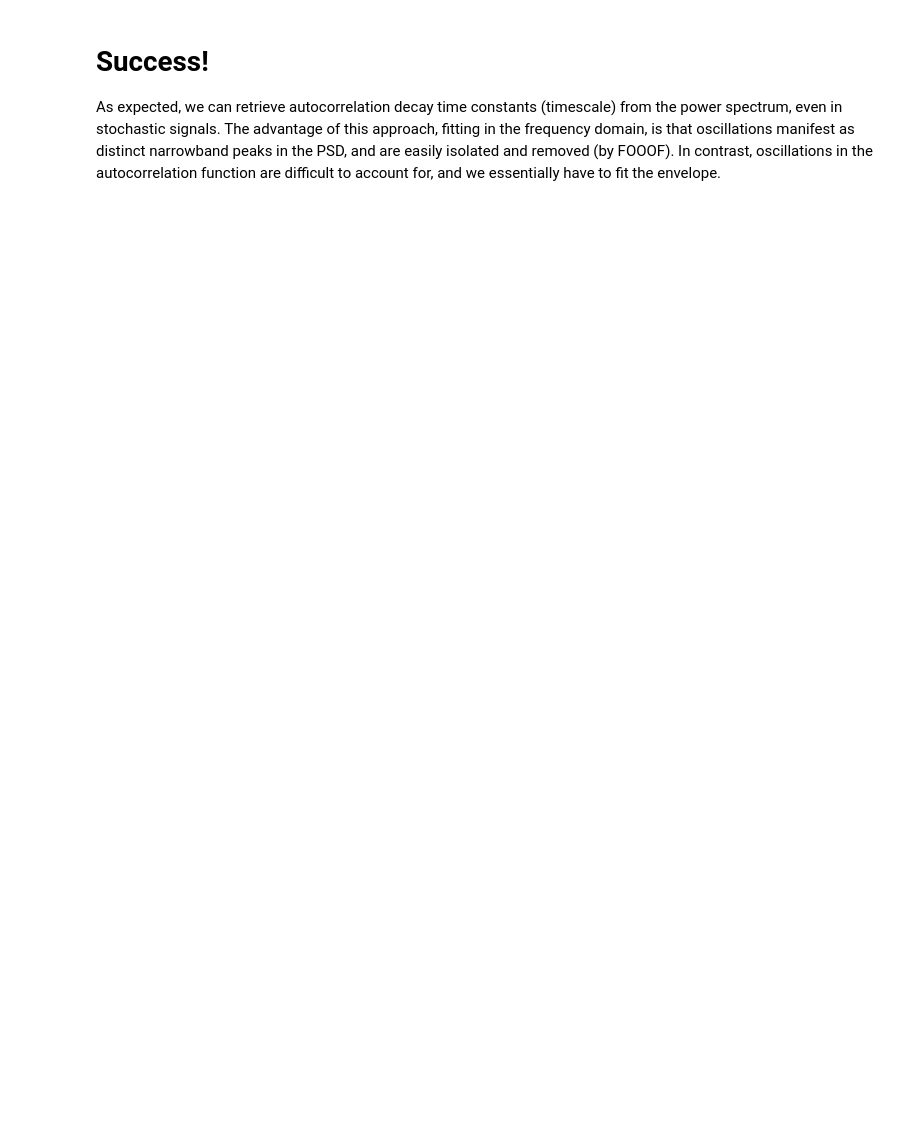
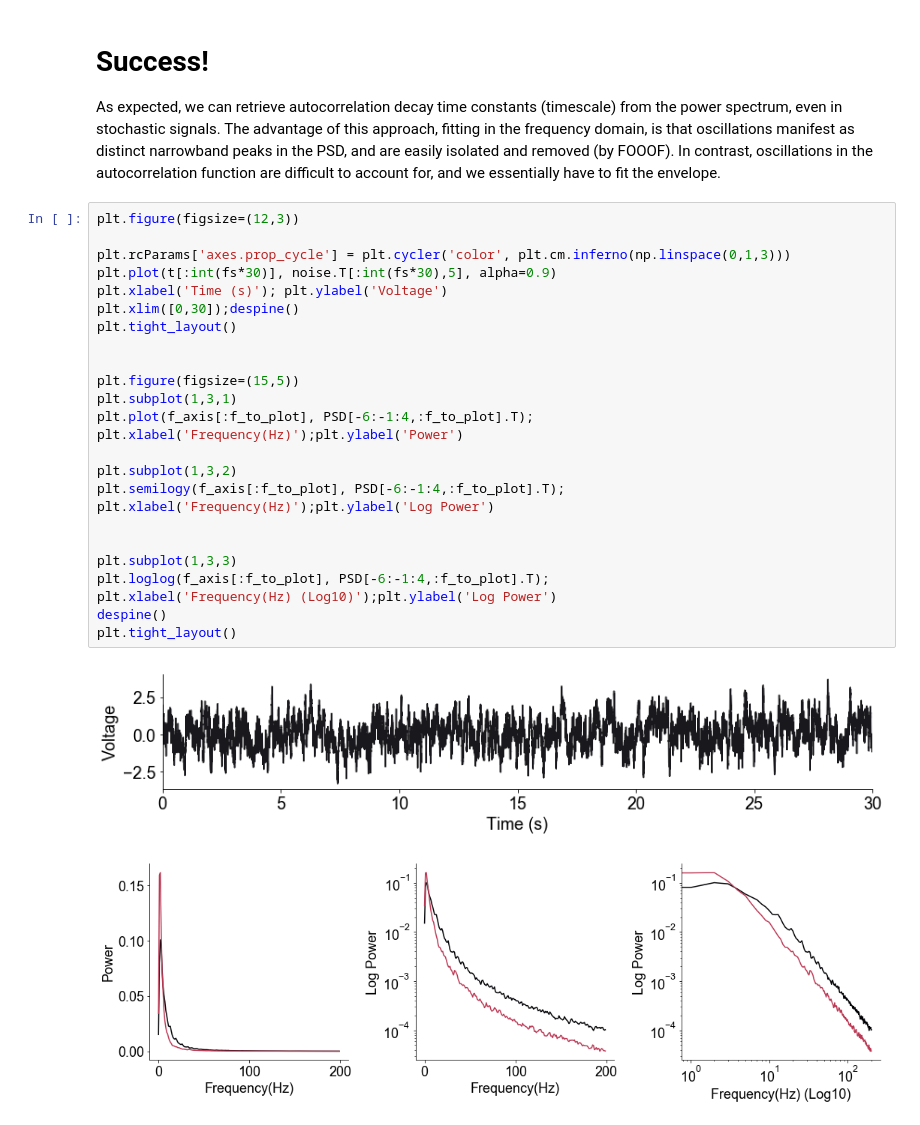
Before and after one commit to rdgao/field-echos, a Jupyter notebook: notebooks/sim_timescale.ipynb, the cells around one changed output. Cells and saved outputs as stored; diff of their text form; blank space fills up the shorter version.

```diff
--- a/notebooks/sim_timescale.ipynb
+++ b/notebooks/sim_timescale.ipynb
@@ -160,3 +163,31 @@ plt.tight_layout()
 # %% [markdown]
 # Success!
 As expected, we can retrieve autocorrelation decay time constants (timescale) from the power spectrum, even in stochastic signals. The advantage of this approach, fitting in the frequency domain, is that oscillations manifest as distinct narrowband peaks in the PSD, and are easily isolated and removed (by FOOOF). In contrast, oscillations in the autocorrelation function are difficult to account for, and we essentially have to fit the envelope.
+# %%
+plt.figure(figsize=(12,3))
+
+plt.rcParams['axes.prop_cycle'] = plt.cycler('color', plt.cm.inferno(np.linspace(0,1,3)))
+plt.plot(t[:int(fs*30)], noise.T[:int(fs*30),5], alpha=0.9)
+plt.xlabel('Time (s)'); plt.ylabel('Voltage')
+plt.xlim([0,30]);despine()
+plt.tight_layout()
+
+
+plt.figure(figsize=(15,5))
+plt.subplot(1,3,1)
+plt.plot(f_axis[:f_to_plot], PSD[-6:-1:4,:f_to_plot].T);
+plt.xlabel('Frequency(Hz)');plt.ylabel('Power')
+
+plt.subplot(1,3,2)
+plt.semilogy(f_axis[:f_to_plot], PSD[-6:-1:4,:f_to_plot].T);
+plt.xlabel('Frequency(Hz)');plt.ylabel('Log Power')
+
+
+plt.subplot(1,3,3)
+plt.loglog(f_axis[:f_to_plot], PSD[-6:-1:4,:f_to_plot].T);
+plt.xlabel('Frequency(Hz) (Log10)');plt.ylabel('Log Power')
+despine()
+plt.tight_layout()
+# %% [output]
+[figure, added]
+[figure, added]
```
Also changed, not shown: parts of 2 cells of this notebook, 1 other file.
